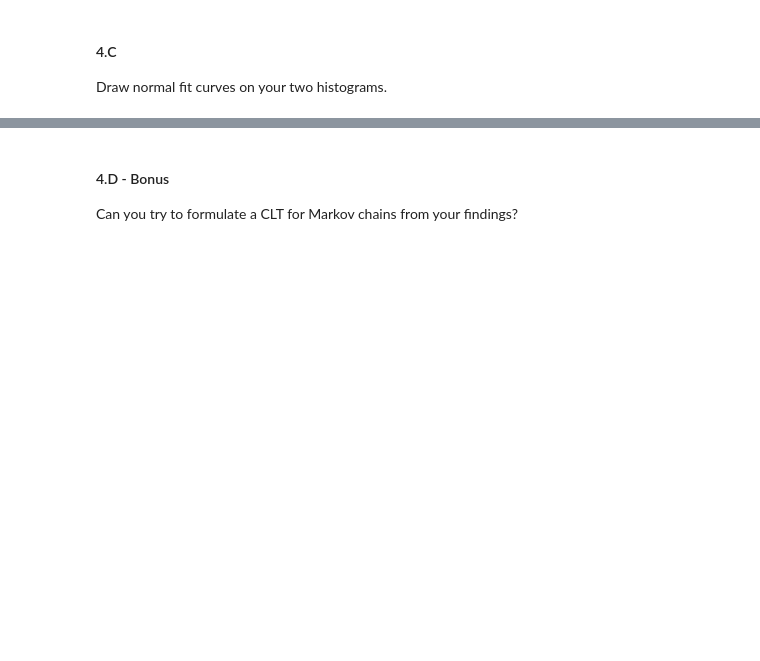
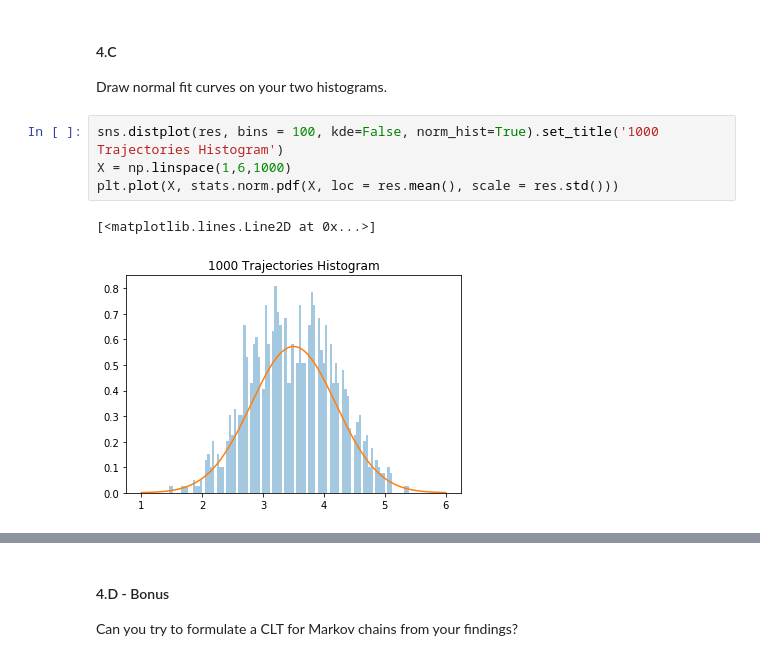
Before and after one commit to mayakerem/StatisticsDataAnalysis, a Jupyter notebook: HW3/HW3.ipynb, the cells around one changed output, grey strips where cells are left out. Cells and saved outputs as stored; diff of their text form; blank space fills up the shorter version.

```diff
--- a/HW3/HW3.ipynb
+++ b/HW3/HW3.ipynb
@@ -434,3 +445,10 @@ print("The expected value of all 2000 number: {}".format(expected_value(2000,dic
 # %% [markdown]
 #### 4.C
 Draw normal fit curves on your two histograms.
+# %%
+sns.distplot(res, bins = 100, kde=False, norm_hist=True).set_title('1000 Trajectories Histogram')
+X = np.linspace(1,6,1000)
+plt.plot(X, stats.norm.pdf(X, loc = res.mean(), scale = res.std()))
+# %% [output]
+[<matplotlib.lines.Line2D at 0x...>]
+[figure, added]
```
Also changed, not shown: parts of 6 cells of this notebook.
